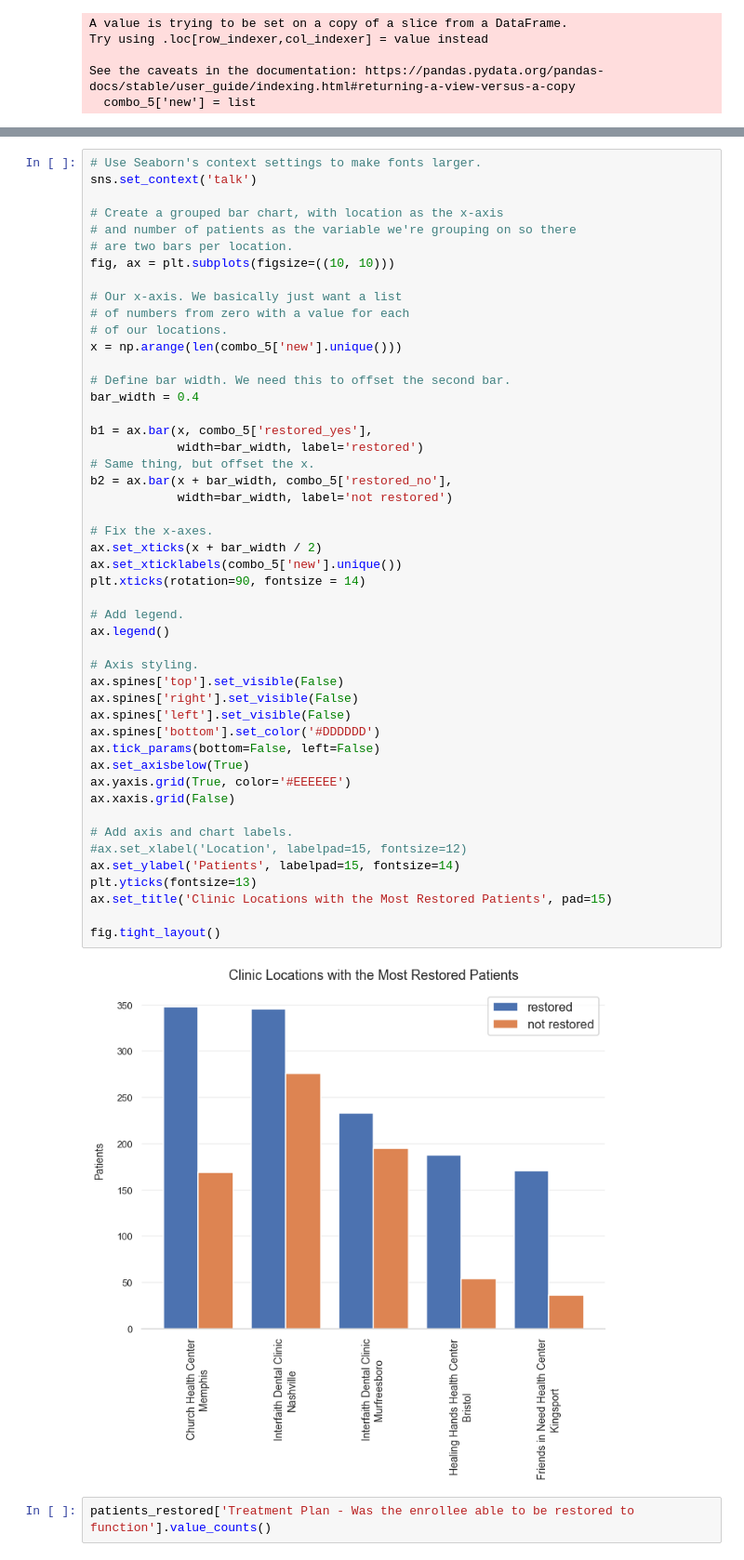
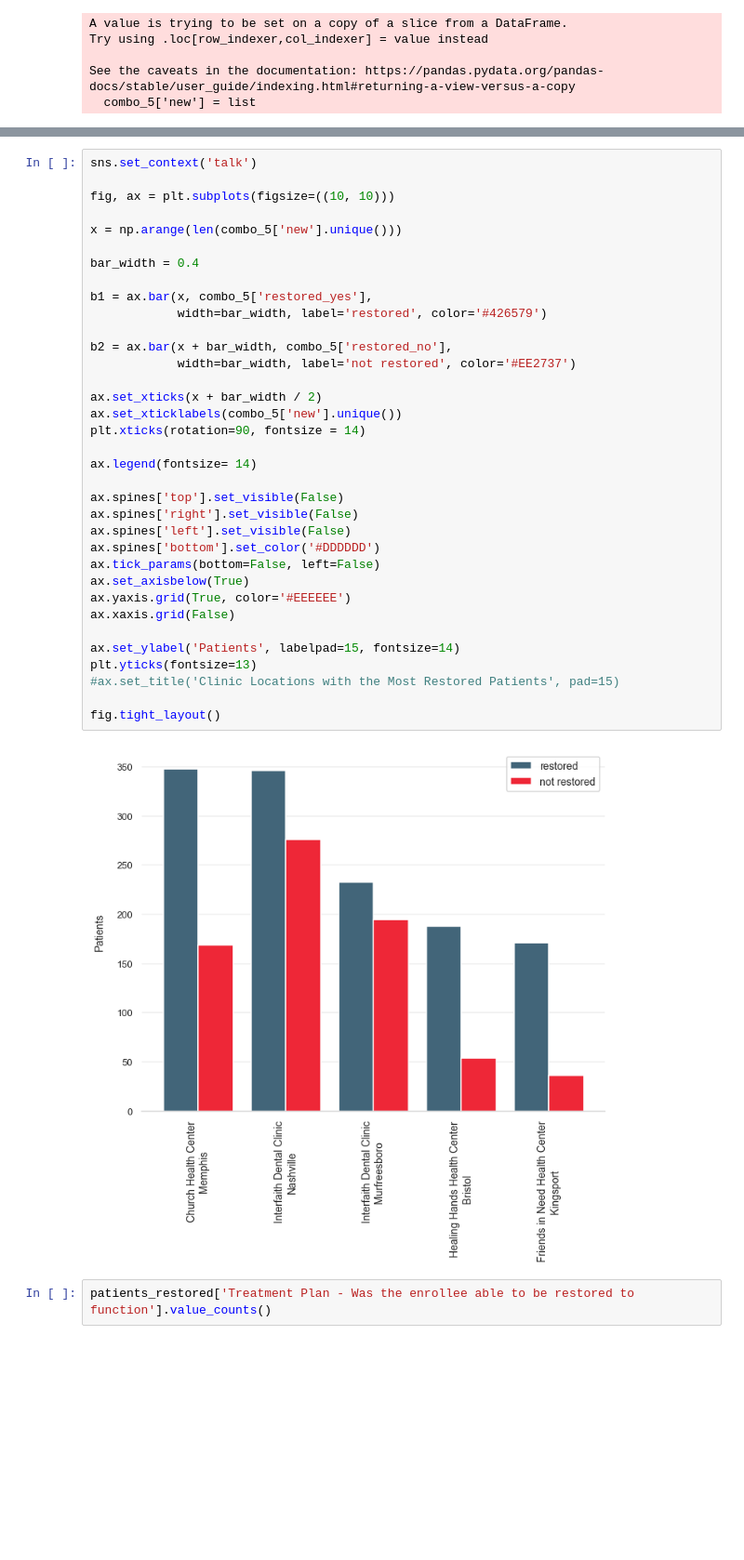
Before and after one commit to bsfcs/smile-on-aquaman, a Jupyter notebook: notebooks/eda-of-smile-on-data.ipynb, the cells around one changed output, grey strips where cells are left out. Shown at 93% size. Drawn from its saved outputs; the diff is of its cells as text; blank space fills up the shorter version.

Commit message:
second chart

```diff
--- a/notebooks/eda-of-smile-on-data.ipynb
+++ b/notebooks/eda-of-smile-on-data.ipynb
@@ -240,53 +347,40 @@ See the caveats in the documentation: https://pandas.pydata.org/pandas-docs/stab
 # %%
-# Use Seaborn's context settings to make fonts larger.
 sns.set_context('talk')
 
-# Create a grouped bar chart, with location as the x-axis
-# and number of patients as the variable we're grouping on so there
-# are two bars per location.
 fig, ax = plt.subplots(figsize=((10, 10)))
 
-# Our x-axis. We basically just want a list
-# of numbers from zero with a value for each
-# of our locations.
 x = np.arange(len(combo_5['new'].unique()))
 
-# Define bar width. We need this to offset the second bar.
 bar_width = 0.4
 
 b1 = ax.bar(x, combo_5['restored_yes'],
-            width=bar_width, label='restored')
-# Same thing, but offset the x.
+            width=bar_width, label='restored', color='#426579')
+
 b2 = ax.bar(x + bar_width, combo_5['restored_no'],
-            width=bar_width, label='not restored')
+            width=bar_width, label='not restored', color='#EE2737')
 
-# Fix the x-axes.
 ax.set_xticks(x + bar_width / 2)
 ax.set_xticklabels(combo_5['new'].unique())
 plt.xticks(rotation=90, fontsize = 14)
 
-# Add legend.
-ax.legend()
+ax.legend(fontsize= 14)
 
-# Axis styling.
 ax.spines['top'].set_visible(False)
 ax.spines['right'].set_visible(False)
 ax.spines['left'].set_visible(False)
 ax.spines['bottom'].set_color('#DDDDDD')
 ax.tick_params(bottom=False, left=False)
 ax.set_axisbelow(True)
 ax.yaxis.grid(True, color='#EEEEEE')
 ax.xaxis.grid(False)
 
-# Add axis and chart labels.
-#ax.set_xlabel('Location', labelpad=15, fontsize=12)
 ax.set_ylabel('Patients', labelpad=15, fontsize=14)
 plt.yticks(fontsize=13)
-ax.set_title('Clinic Locations with the Most Restored Patients', pad=15)
+#ax.set_title('Clinic Locations with the Most Restored Patients', pad=15)
 
 fig.tight_layout()
 # %% [output]
-[figure, old version]
+[figure, new version]
 # %%
 patients_restored['Treatment Plan - Was the enrollee able to be restored to function'].value_counts()
 # %% [markdown]
```
Also changed, not shown: parts of 11 cells of this notebook.
